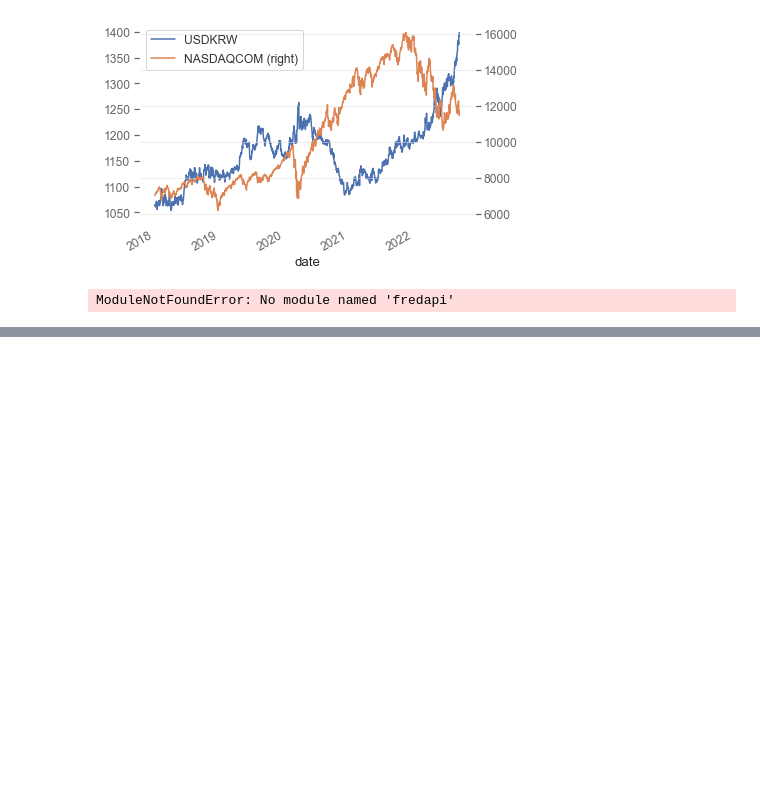
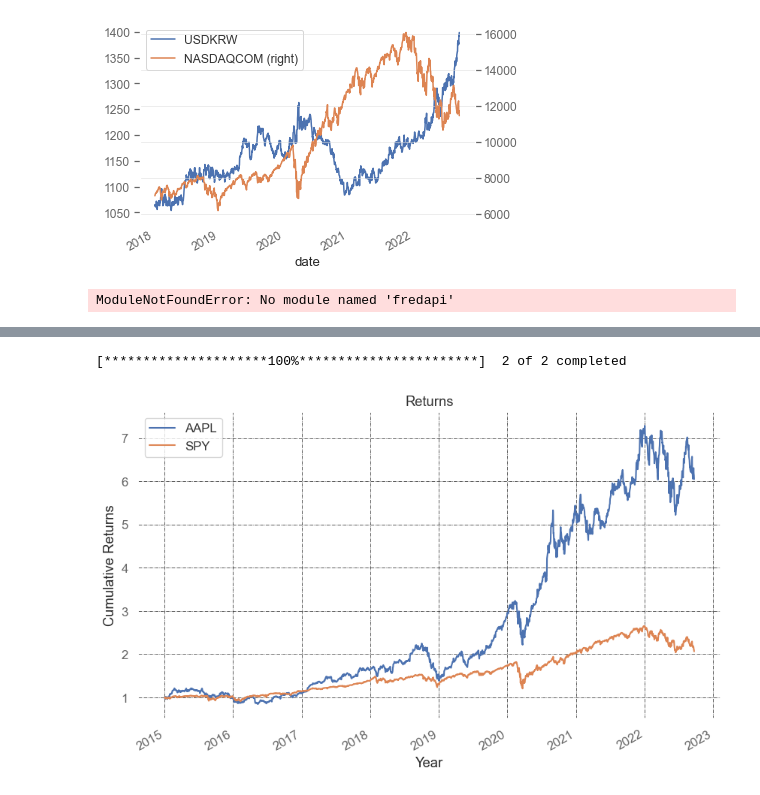
Before and after one commit to sunlee334/Stock-Portfolio-Optimization, a Jupyter notebook: sandbox.ipynb, the cells around one changed output, grey strips where cells are left out. Saved outputs shown, nothing was run; the diff lists cells and outputs as text; code cells hidden in the pictures; blank space fills up the shorter version.

```diff
--- a/sandbox.ipynb
+++ b/sandbox.ipynb
@@ -153,0 +161,22 @@ ModuleNotFoundError: No module named 'fredapi'
+# %%
+tickers_list = ['AAPL', 'SPY']
+data = yf.download(tickers_list,'2015-1-1')['Adj Close']
+
+# Plot all the close prices
+((data.pct_change()+1).cumprod()).plot()
+
+# Show the legend
+plt.legend()
+
+# Define the label for the title of the figure
+plt.title("Returns")
+
+# Define the labels for x-axis and y-axis
+plt.ylabel('Cumulative Returns')
+plt.xlabel('Year')
+
+# Plot the grid lines
+plt.grid(which="major", color='k', linestyle='-.', linewidth=0.5)
+# %% [output]
+[*********************100%***********************]  2 of 2 completed
+[figure, added]
```
Also changed, not shown: parts of 4 cells of this notebook, 2 other files.
